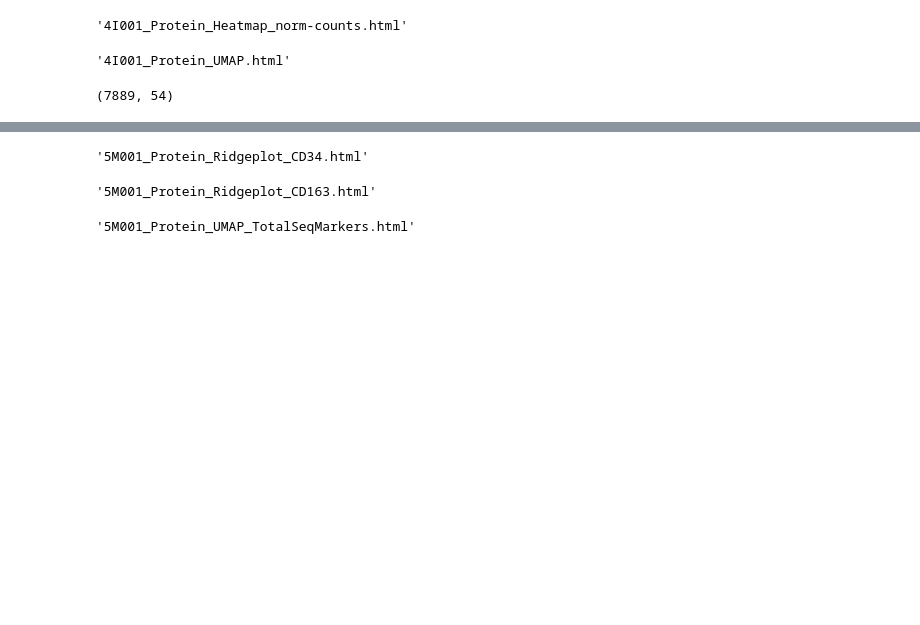
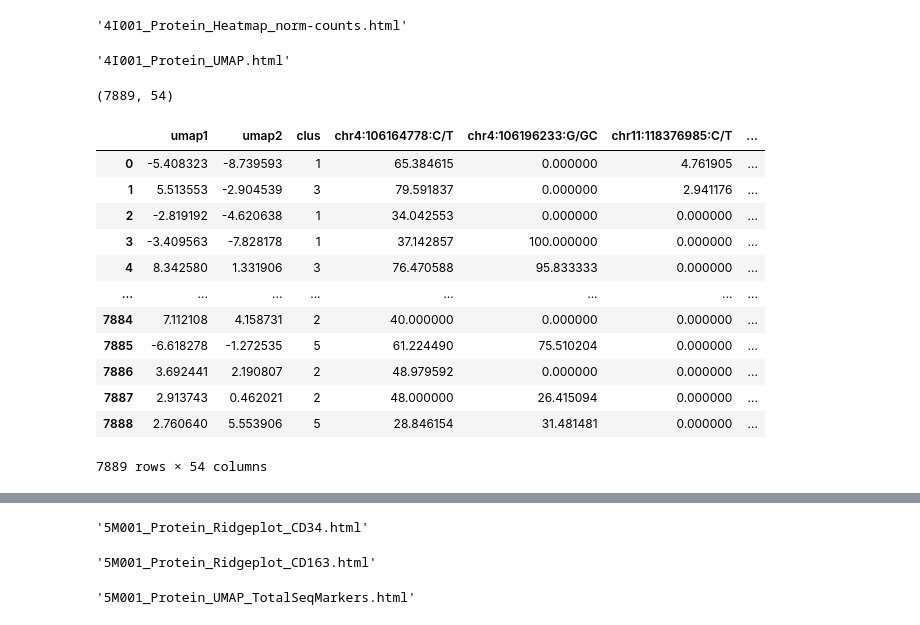
Before and after one commit to mcfefa/CMML-diversity, a Jupyter notebook: src/04_revision-analysis/scDNAseq/scDNAseq+protein-analysis_v2_2022-04-26.ipynb, the cells around one changed output, grey strips where cells are left out. Drawn from its saved outputs; the diff is of its cells as text; code cells hidden in the pictures; blank space fills up the shorter version.

```diff
--- a/src/04_revision-analysis/scDNAseq/scDNAseq+protein-analysis_v2_2022-04-26.ipynb
+++ b/src/04_revision-analysis/scDNAseq/scDNAseq+protein-analysis_v2_2022-04-26.ipynb
@@ -421,3 +421,19 @@ exptcts4I = pd.concat([expt4I, protexp4I], axis=1)
 exptcts4I.shape
 # %% [output]
 (7889, 54)
+# %%
+exptcts4I
+# %% [output]
+|  | umap1 | umap2 | clus | chr4:106164778:C/T | chr4:106196233:G/GC | chr11:118376985:C/T | ... |
+| 0 | -5.408323 | -8.739593 | 1 | 65.384615 | 0.000000 | 4.761905 | ... |
+| 1 | 5.513553 | -2.904539 | 3 | 79.591837 | 0.000000 | 2.941176 | ... |
+| 2 | -2.819192 | -4.620638 | 1 | 34.042553 | 0.000000 | 0.000000 | ... |
+| 3 | -3.409563 | -7.828178 | 1 | 37.142857 | 100.000000 | 0.000000 | ... |
+| 4 | 8.342580 | 1.331906 | 3 | 76.470588 | 95.833333 | 0.000000 | ... |
+| ... | ... | ... | ... | ... | ... | ... | ... |
+| 7884 | 7.112108 | 4.158731 | 2 | 40.000000 | 0.000000 | 0.000000 | ... |
+| 7885 | -6.618278 | -1.272535 | 5 | 61.224490 | 75.510204 | 0.000000 | ... |
+| 7886 | 3.692441 | 2.190807 | 2 | 48.979592 | 0.000000 | 0.000000 | ... |
+| 7887 | 2.913743 | 0.462021 | 2 | 48.000000 | 26.415094 | 0.000000 | ... |
+| 7888 | 2.760640 | 5.553906 | 5 | 28.846154 | 31.481481 | 0.000000 | ... |
+7889 rows × 54 columns
```
Also changed, not shown: parts of 13 cells of this notebook.
